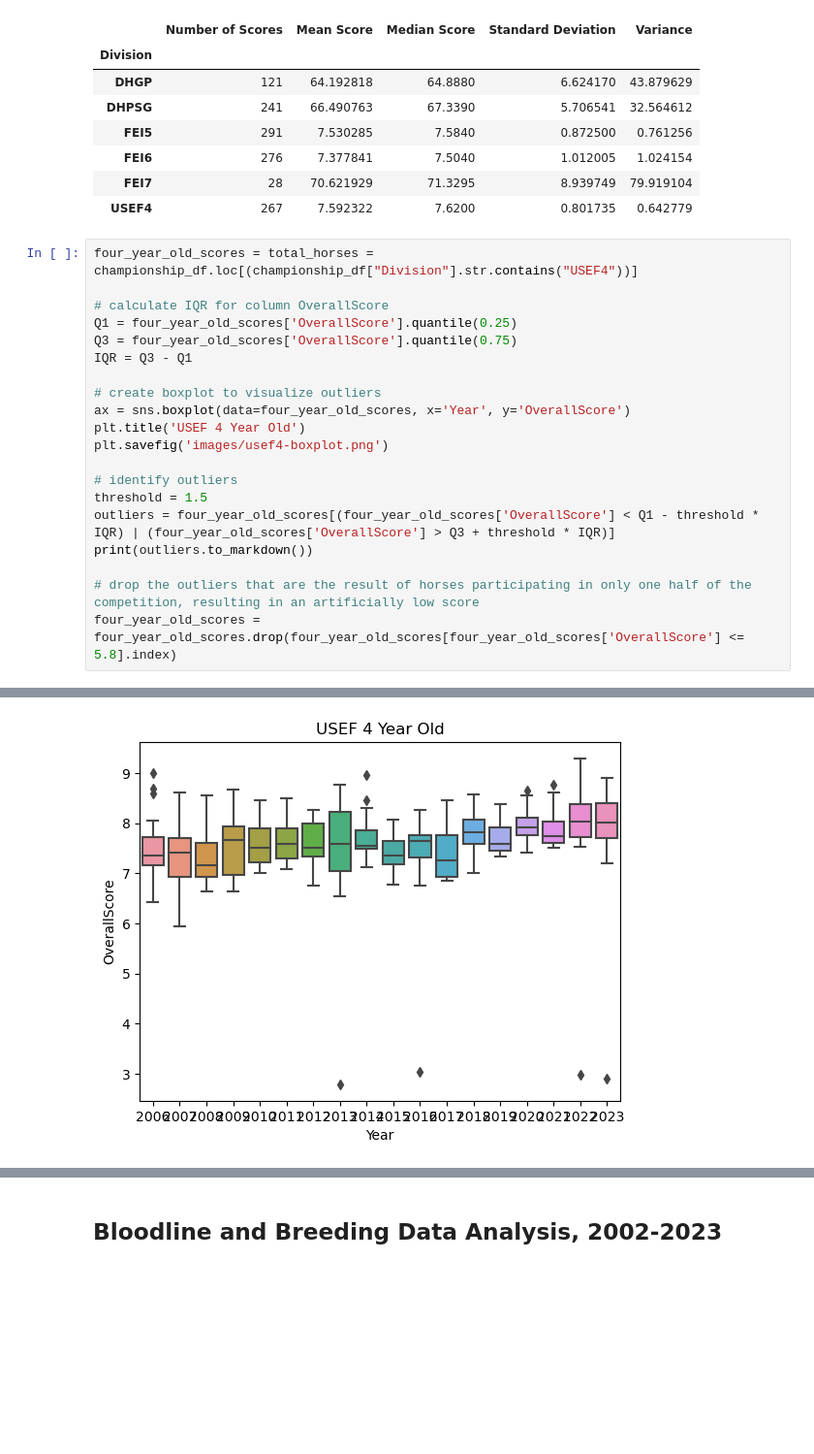
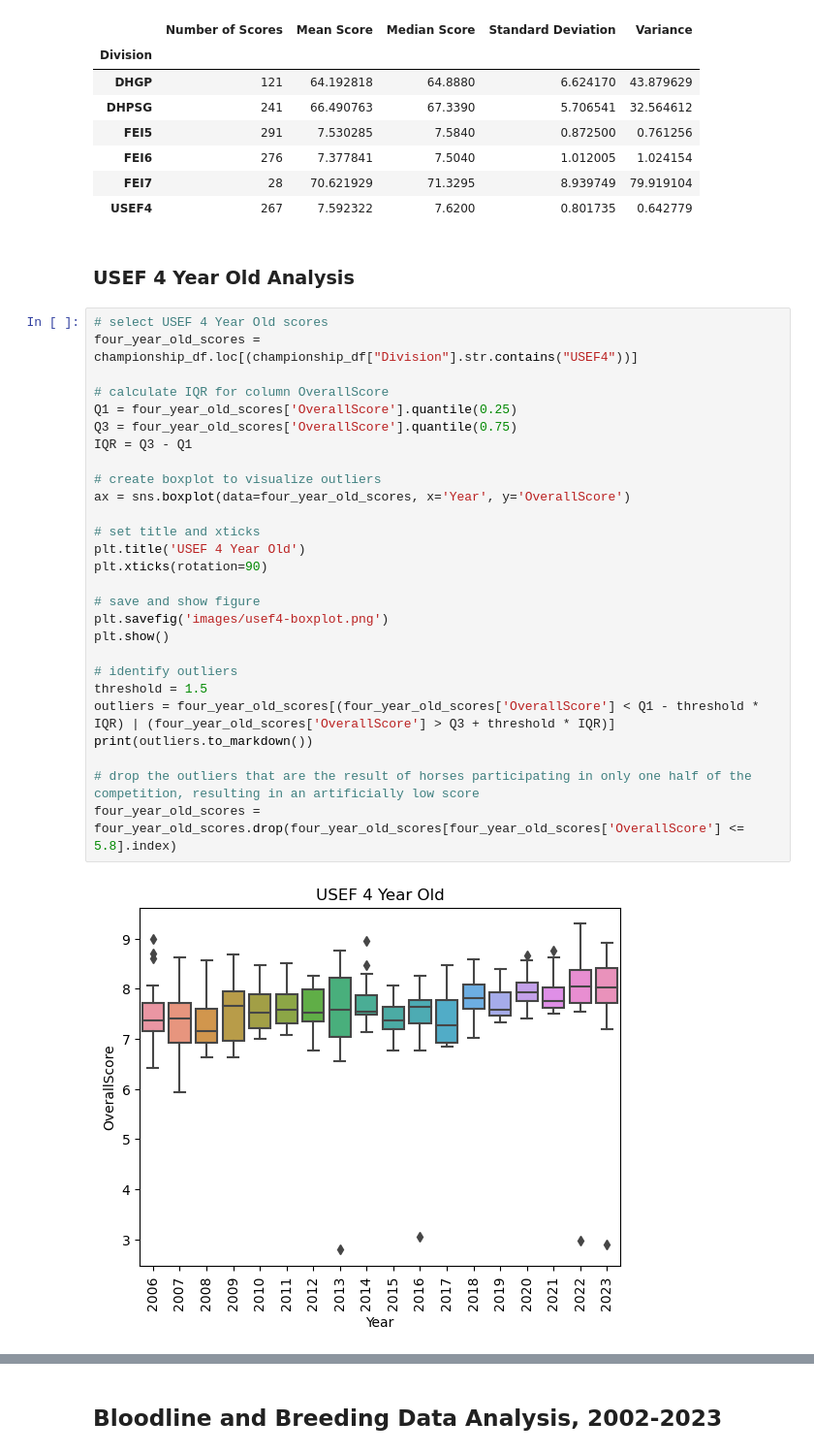
Before and after one commit to siobyrne/young-dressage-horse-program-analysis, a Jupyter notebook: younghorse.ipynb, the cells around one changed output, grey strips where cells are left out. Shown at 97% size. Cells and saved outputs as stored; diff of their text form; blank space fills up the shorter version.

```diff
--- a/younghorse.ipynb
+++ b/younghorse.ipynb
@@ -427,27 +427,37 @@ score_summary
 | FEI6 | 276 | 7.377841 | 7.5040 | 1.012005 | 1.024154 |
 | FEI7 | 28 | 70.621929 | 71.3295 | 8.939749 | 79.919104 |
 | USEF4 | 267 | 7.592322 | 7.6200 | 0.801735 | 0.642779 |
+# %% [markdown]
+### USEF 4 Year Old Analysis
 # %%
-four_year_old_scores = total_horses = championship_df.loc[(championship_df["Division"].str.contains("USEF4"))]
+# select USEF 4 Year Old scores
+four_year_old_scores = championship_df.loc[(championship_df["Division"].str.contains("USEF4"))]
 
 # calculate IQR for column OverallScore
 Q1 = four_year_old_scores['OverallScore'].quantile(0.25)
 Q3 = four_year_old_scores['OverallScore'].quantile(0.75)
 IQR = Q3 - Q1
 
 # create boxplot to visualize outliers
 ax = sns.boxplot(data=four_year_old_scores, x='Year', y='OverallScore')
+
+# set title and xticks
 plt.title('USEF 4 Year Old')
+plt.xticks(rotation=90)
+
+# save and show figure
 plt.savefig('images/usef4-boxplot.png')
+plt.show()
 
 # identify outliers
 threshold = 1.5
 outliers = four_year_old_scores[(four_year_old_scores['OverallScore'] < Q1 - threshold * IQR) | (four_year_old_scores['OverallScore'] > Q3 + threshold * IQR)]
 print(outliers.to_markdown())
 
 # drop the outliers that are the result of horses participating in only one half of the competition, resulting in an artificially low score
 four_year_old_scores = four_year_old_scores.drop(four_year_old_scores[four_year_old_scores['OverallScore'] <= 5.8].index)
 # %% [output]
+[figure, new version]
 |      |   Year | Division   | Horse          |   OverallPlacing | HighestLevel     | CDI   |   USDFNumber |   OverallScore |
 |-----:|-------:|:-----------|:---------------|-----------------:|:-----------------|:------|-------------:|---------------:|
 |  176 |   2007 | USEF4      | Rebecca        |               20 | Second Level     | No    |      1063158 |          5.94  |
@@ -456,5 +466,4 @@ four_year_old_scores = four_year_old_scores.drop(four_year_old_scores[four_year_
 | 1128 |   2022 | USEF4      | Furst Dream    |                1 | FEI 5 Year Old   | No    |      1150621 |          9.292 |
 | 1140 |   2022 | USEF4      | Fantastic M.R. |               13 | First Level      | No    |      1150825 |          2.976 |
 | 1223 |   2023 | USEF4      | Maisie CF      |               16 | USEF 4 Year Old  | No    |      1149166 |          2.904 |
-[figure, old version]
 # %%
```
Also changed, not shown: parts of 18 cells of this notebook, 12 other files.
